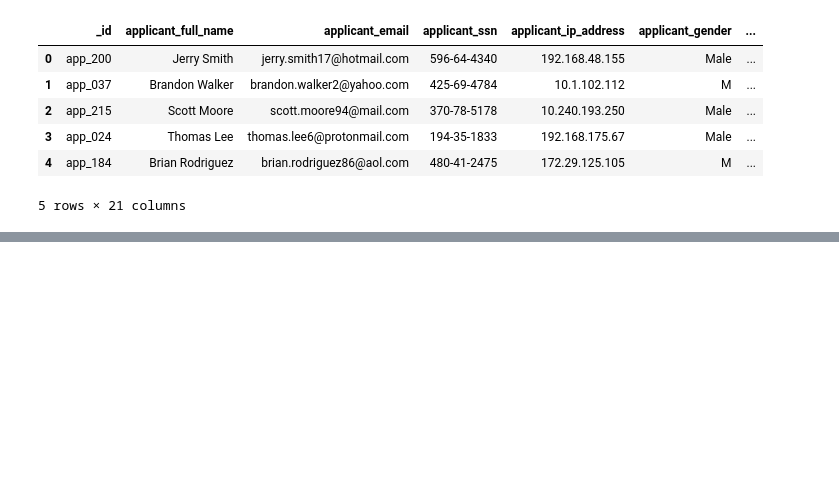
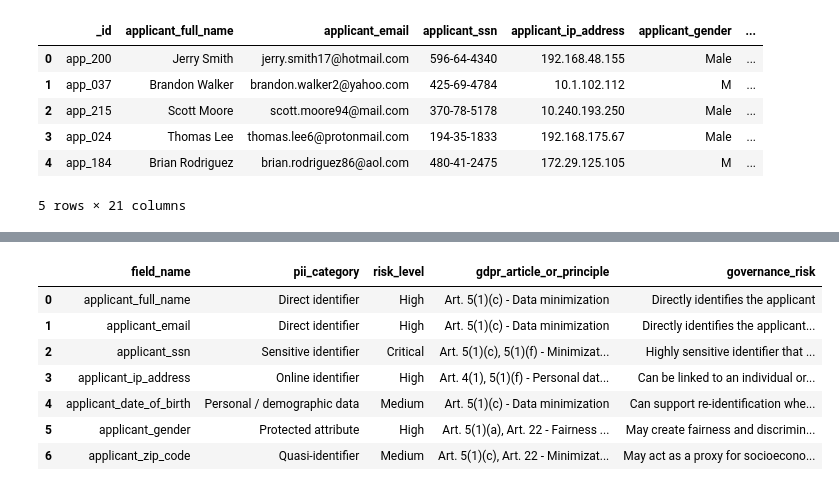
Before and after one commit to jmroque7/dego-project-team-14-TXB, a Jupyter notebook: Notebooks/03-privacy-demo.ipynb, the cells around one changed output, grey strips where cells are left out. Drawn from its saved outputs; the diff is of its cells as text; code cells hidden in the pictures; blank space fills up the shorter version.

Commit message:
Add PII inventory and GDPR risk analysis

```diff
--- a/Notebooks/03-privacy-demo.ipynb
+++ b/Notebooks/03-privacy-demo.ipynb
@@ -67,0 +132,75 @@ df_flat.head()
+# %%
+# --- PII inventory with GDPR mapping ---
+
+def highlight_risk(val):
+    colors = {
+        "Critical": "background-color:#F8D7DA; color:#721C24; font-weight:bold;",
+        "High": "background-color:#FDE2C8; color:#7C2D12;",
+        "Medium": "background-color:#FFF3CD; color:#664D03;",
+        "Low": "background-color:#D1E7DD; color:#0F5132;"
+    }
+    return colors.get(val, "")
+
+pii_inventory = pd.DataFrame({
+    "field_name": [
+        "applicant_full_name",
+        "applicant_email",
+        "applicant_ssn",
+        "applicant_ip_address",
+        "applicant_date_of_birth",
+        "applicant_gender",
+        "applicant_zip_code"
+    ],
+    "pii_category": [
+        "Direct identifier",
+        "Direct identifier",
+        "Sensitive identifier",
+        "Online identifier",
+        "Personal / demographic data",
+        "Protected attribute",
+        "Quasi-identifier"
+    ],
+    "risk_level": [
+        "High",
+        "High",
+        "Critical",
+        "High",
+        "Medium",
+        "High",
+        "Medium"
+    ],
+    "gdpr_article_or_principle": [
+        "Art. 5(1)(c) - Data minimization",
+        "Art. 5(1)(c) - Data minimization",
+        "Art. 5(1)(c), 5(1)(f) - Minimization & confidentiality",
+        "Art. 4(1), 5(1)(f) - Personal data & confidentiality",
+        "Art. 5(1)(c) - Data minimization",
+        "Art. 5(1)(a), Art. 22 - Fairness & automated decision-making",
+        "Art. 5(1)(c), Art. 22 - Minimization & discrimination risk"
+    ],
+    "governance_risk": [
+        "Directly identifies the applicant",
+        "Directly identifies the applicant and exposes contact information",
+        "Highly sensitive identifier that should not be stored in plain text",
+        "Can be linked to an individual or device context",
+        "Can support re-identification when combined with other fields",
+        "May create fairness and discrimination risk in lending decisions",
+        "May act as a proxy for socioeconomic status or ethnicity"
+    ]
+})
+
+pii_inventory.style.applymap(
+    highlight_risk,
+    subset=["risk_level"]
+).set_properties(**{
+    "text-align": "left"
+})
+# %% [output]
+|  | field_name | pii_category | risk_level | gdpr_article_or_principle | governance_risk |
+| 0 | applicant_full_name | Direct identifier | High | Art. 5(1)(c) - Data minimization | Directly identifies the applicant |
+| 1 | applicant_email | Direct identifier | High | Art. 5(1)(c) - Data minimization | Directly identifies the applicant... |
+| 2 | applicant_ssn | Sensitive identifier | Critical | Art. 5(1)(c), 5(1)(f) - Minimizat... | Highly sensitive identifier that ... |
+| 3 | applicant_ip_address | Online identifier | High | Art. 4(1), 5(1)(f) - Personal dat... | Can be linked to an individual or... |
+| 4 | applicant_date_of_birth | Personal / demographic data | Medium | Art. 5(1)(c) - Data minimization | Can support re-identification whe... |
+| 5 | applicant_gender | Protected attribute | High | Art. 5(1)(a), Art. 22 - Fairness ... | May create fairness and discrimin... |
+| 6 | applicant_zip_code | Quasi-identifier | Medium | Art. 5(1)(c), Art. 22 - Minimizat... | May act as a proxy for socioecono... |
```
Also changed, not shown: parts of 8 cells of this notebook.
